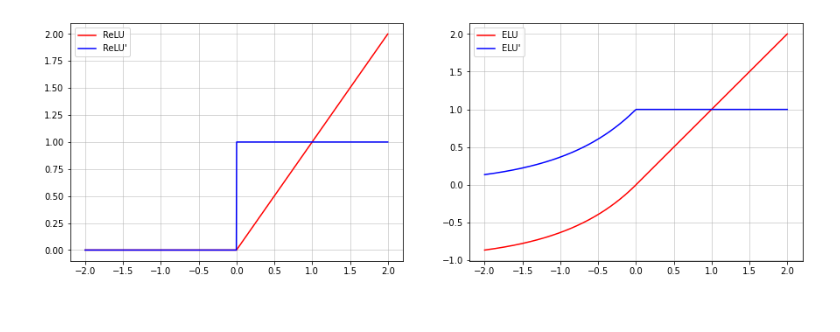
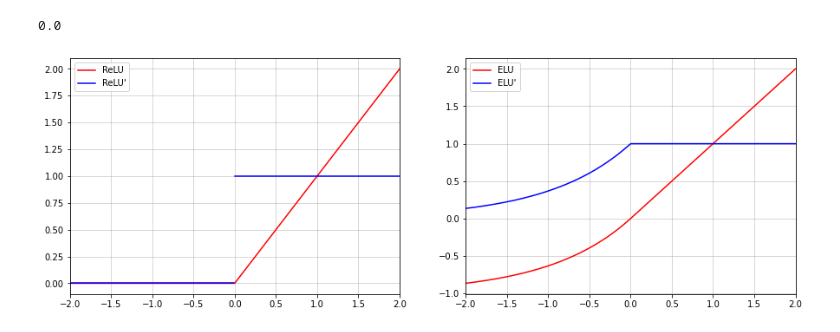
Before and after one commit to ValerianRey/fed_iot_guard, a Jupyter notebook: ReLU and ELU.ipynb, the cells around one changed output. Drawn from its saved outputs; the diff is of its cells as text; code cells hidden in the pictures.

```diff
--- a/ReLU and ELU.ipynb
+++ b/ReLU and ELU.ipynb
@@ -26,18 +26,25 @@ relu_x = np.vectorize(ReLU)(x)
 relu_prime_x = np.vectorize(ReLU_prime)(x)
 elu_x = np.vectorize(ELU)(x)
 elu_prime_x = np.vectorize(ELU_prime)(x)
+# %%
+relu_prime_x[len(relu_prime_x)//2 - 1]
+# %% [output]
+0.0
 # %%
 fig, axs = plt.subplots(1, 2, figsize=(15, 5))
 axs[0].grid(linestyle='-', linewidth=0.5)
 axs[0].plot(x, relu_x, label='ReLU', color='red')
-axs[0].plot(x, relu_prime_x, label="ReLU'", color='blue')
+axs[0].plot(x[:len(relu_prime_x)//2 - 1], relu_prime_x[:len(relu_prime_x)//2 - 1], label="ReLU'", color='blue')
+axs[0].plot(x[len(relu_prime_x)//2:], relu_prime_x[len(relu_prime_x)//2:], color='blue')
 axs[0].legend()
+axs[0].set_xlim([-2,2])
 axs[1].grid(linestyle='-', linewidth=0.5)
 axs[1].plot(x, elu_x, label='ELU', color='red')
 axs[1].plot(x, elu_prime_x, label="ELU'", color='blue')
 axs[1].legend()
+axs[1].set_xlim([-2,2])
 
 plt.show()
-fig.savefig("figure.pdf", bbox_inches='tight')
+fig.savefig("activation_functions.pdf", bbox_inches='tight')
 # %% [output]
-[figure, old version]
+[figure, new version]
```
Also changed, not shown: 23 other files.
